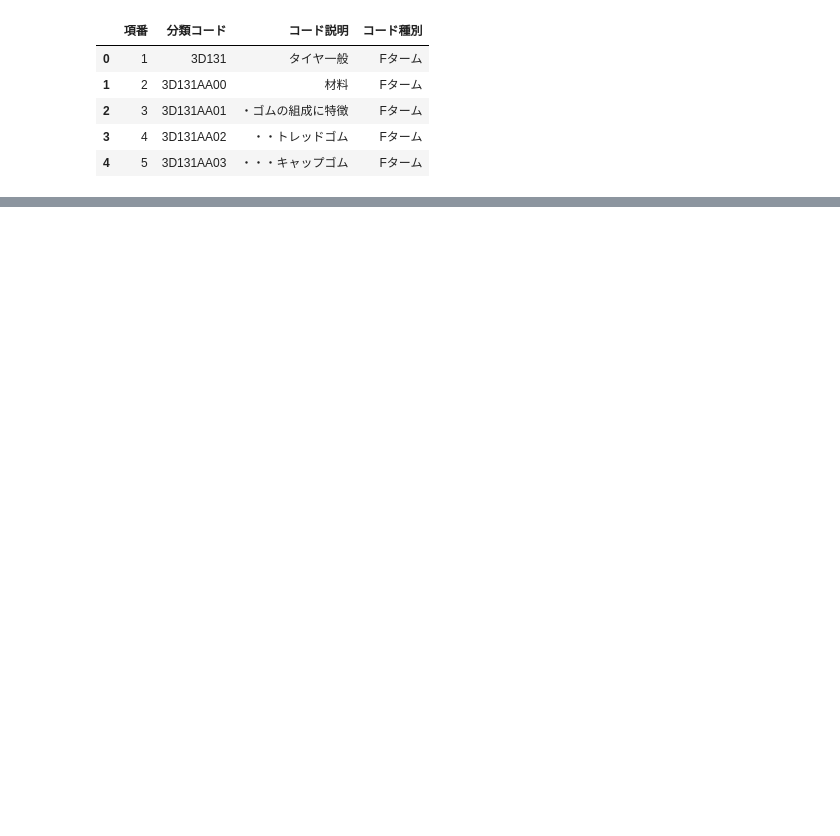
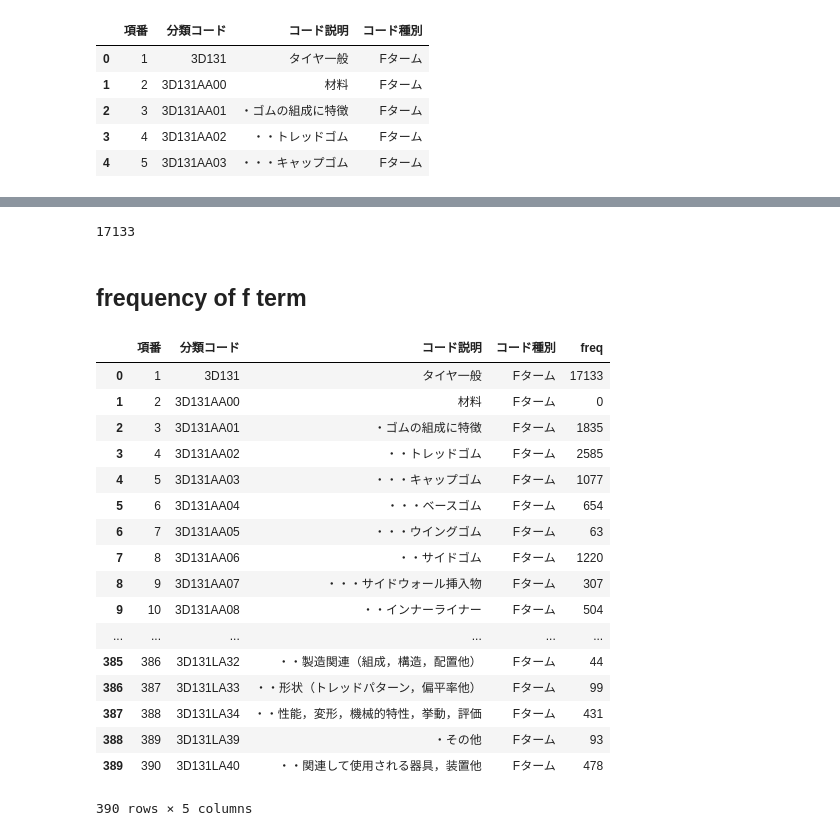
Before and after one commit to takatogoto/textmining, a Jupyter notebook: Analyze_fterm.ipynb, the cells around one changed output, grey strips where cells are left out. Cells and saved outputs as stored; diff of their text form; code cells hidden in the pictures; blank space fills up the shorter version.

```diff
--- a/Analyze_fterm.ipynb
+++ b/Analyze_fterm.ipynb
@@ -20,0 +46,6 @@ dflist.head()
+# %%
+len(dfdata[dfdata['Ｆターム(最新)'].str.contains(dflist.at[0,'分類コード'])])
+# %% [output]
+17133
+# %% [markdown]
+## frequency of f term
@@ -20,0 +56,21 @@ dflist.head()
+# %%
+dflist
+# %% [output]
+|  | 項番 | 分類コード | コード説明 | コード種別 | freq |
+| 0 | 1 | 3D131 | タイヤ一般 | Fターム | 17133 |
+| 1 | 2 | 3D131AA00 | 材料 | Fターム | 0 |
+| 2 | 3 | 3D131AA01 | ・ゴムの組成に特徴 | Fターム | 1835 |
+| 3 | 4 | 3D131AA02 | ・・トレッドゴム | Fターム | 2585 |
+| 4 | 5 | 3D131AA03 | ・・・キャップゴム | Fターム | 1077 |
+| 5 | 6 | 3D131AA04 | ・・・ベースゴム | Fターム | 654 |
+| 6 | 7 | 3D131AA05 | ・・・ウイングゴム | Fターム | 63 |
+| 7 | 8 | 3D131AA06 | ・・サイドゴム | Fターム | 1220 |
+| 8 | 9 | 3D131AA07 | ・・・サイドウォール挿入物 | Fターム | 307 |
+| 9 | 10 | 3D131AA08 | ・・インナーライナー | Fターム | 504 |
+| ... | ... | ... | ... | ... | ... |
+| 385 | 386 | 3D131LA32 | ・・製造関連（組成，構造，配置他） | Fターム | 44 |
+| 386 | 387 | 3D131LA33 | ・・形状（トレッドパターン，偏平率他） | Fターム | 99 |
+| 387 | 388 | 3D131LA34 | ・・性能，変形，機械的特性，挙動，評価 | Fターム | 431 |
+| 388 | 389 | 3D131LA39 | ・その他 | Fターム | 93 |
+| 389 | 390 | 3D131LA40 | ・・関連して使用される器具，装置他 | Fターム | 478 |
+390 rows × 5 columns
```
Also changed, not shown: parts of 23 cells of this notebook, 2 other files.
